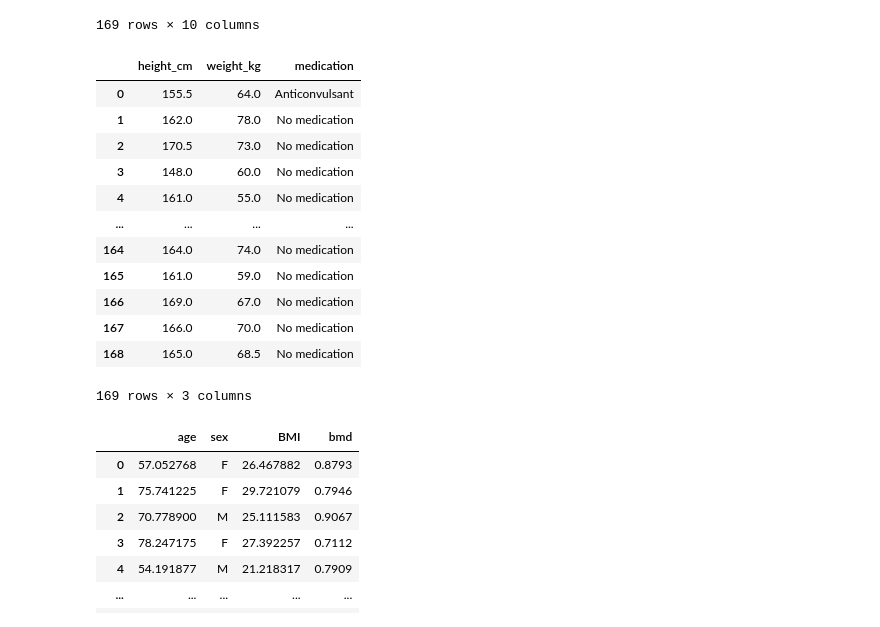
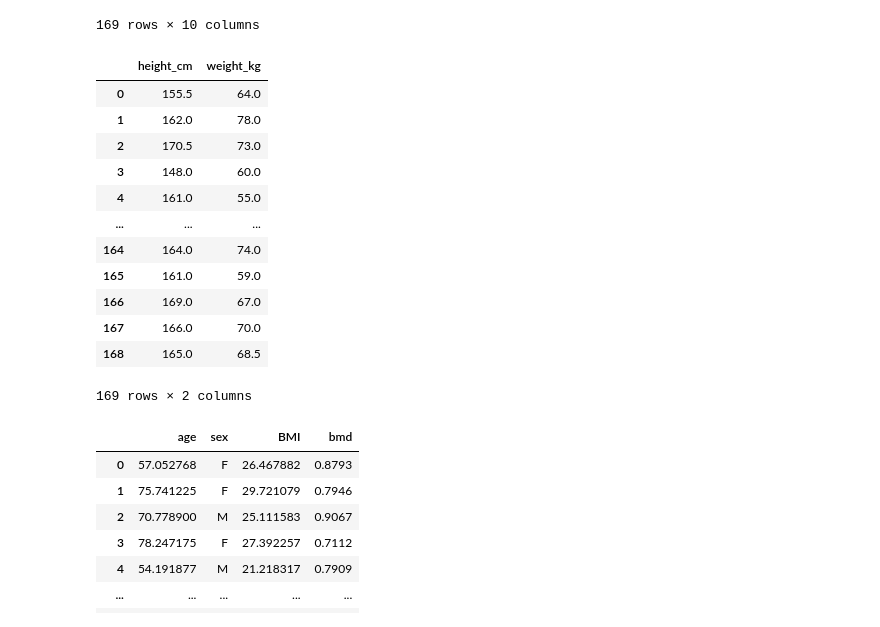
Before and after one commit to Karina0162003/MLP_Programs, a Jupyter notebook: mid.ipynb, the cells around one changed output. Saved outputs shown, nothing was run; the diff lists cells and outputs as text; code cells hidden in the pictures.

```diff
--- a/mid.ipynb
+++ b/mid.ipynb
@@ -82,22 +82,22 @@ df
 | 168 | 71 | 69.994822 | F | fracture | 68.5 | 165.0 | No medication | 25 | 0.8664 | 25.160698 |
 169 rows × 10 columns
 # %%
-x = df[['height_cm','weight_kg','medication']]
+x = df[['height_cm','weight_kg']]
 x
 # %% [output]
-|  | height_cm | weight_kg | medication |
-| 0 | 155.5 | 64.0 | Anticonvulsant |
-| 1 | 162.0 | 78.0 | No medication |
-| 2 | 170.5 | 73.0 | No medication |
-| 3 | 148.0 | 60.0 | No medication |
-| 4 | 161.0 | 55.0 | No medication |
-| ... | ... | ... | ... |
-| 164 | 164.0 | 74.0 | No medication |
-| 165 | 161.0 | 59.0 | No medication |
-| 166 | 169.0 | 67.0 | No medication |
-| 167 | 166.0 | 70.0 | No medication |
-| 168 | 165.0 | 68.5 | No medication |
+|  | height_cm | weight_kg |
+| 0 | 155.5 | 64.0 |
+| 1 | 162.0 | 78.0 |
+| 2 | 170.5 | 73.0 |
+| 3 | 148.0 | 60.0 |
+| 4 | 161.0 | 55.0 |
+| ... | ... | ... |
+| 164 | 164.0 | 74.0 |
+| 165 | 161.0 | 59.0 |
+| 166 | 169.0 | 67.0 |
+| 167 | 166.0 | 70.0 |
+| 168 | 165.0 | 68.5 |
-169 rows × 3 columns
+169 rows × 2 columns
 # %%
 y=df[['age','sex','BMI','bmd']]
 y
```
Also changed, not shown: parts of 36 cells of this notebook.
